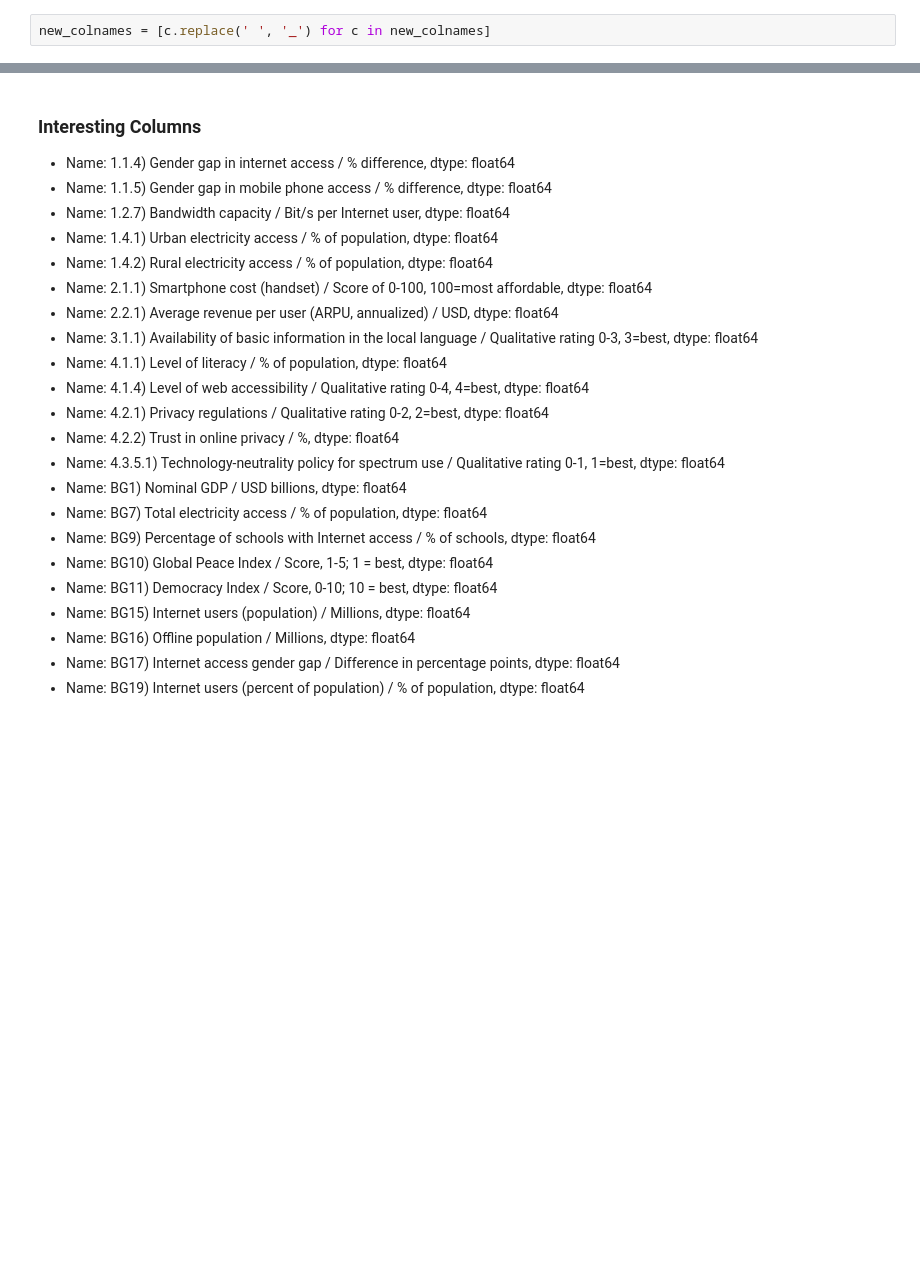
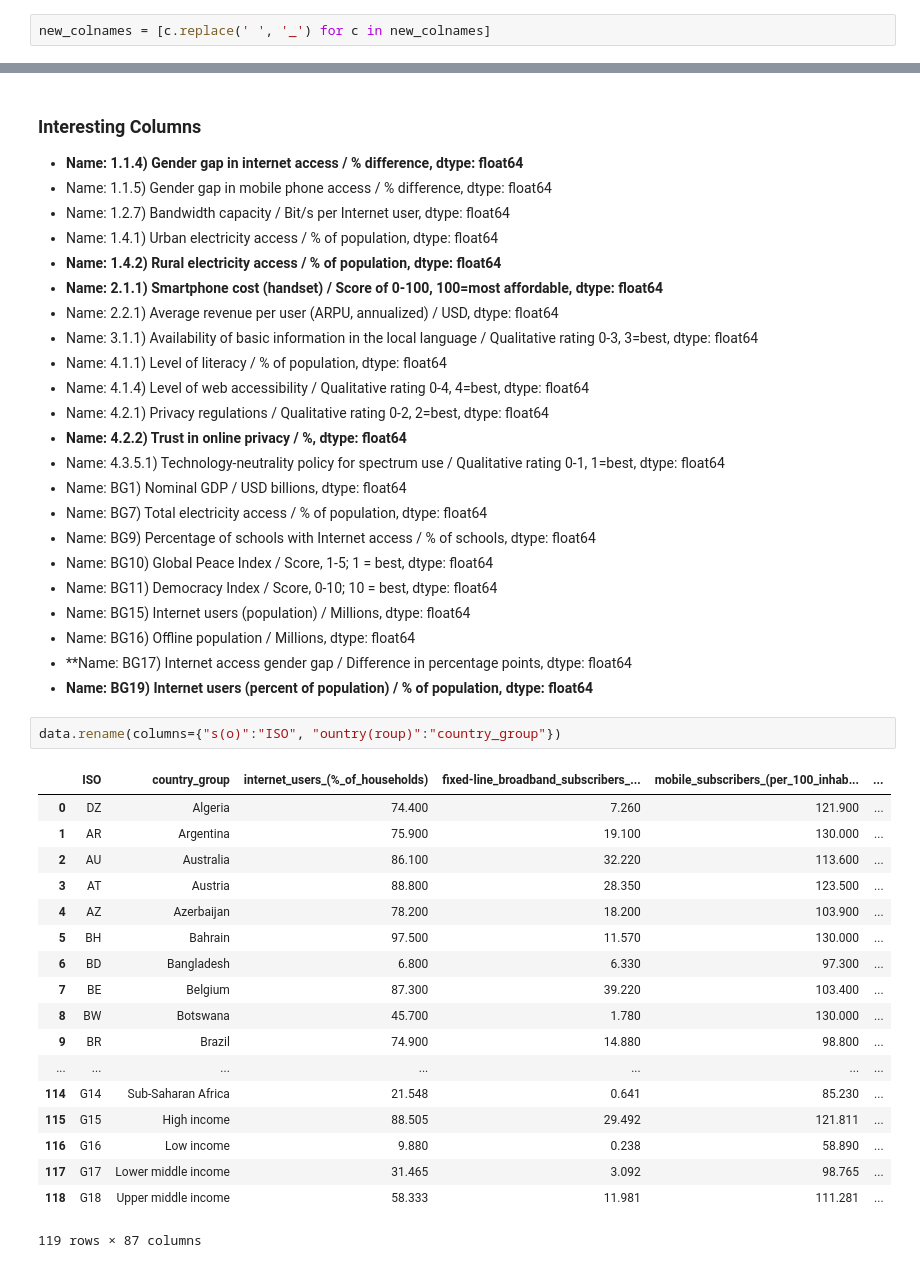
Before and after one commit to tklausner/info2950-project, a Jupyter notebook: INFO2950_Project.ipynb, the cells around one changed output, grey strips where cells are left out. Drawn from its saved outputs; the diff is of its cells as text; blank space fills up the shorter version.

```diff
--- a/INFO2950_Project.ipynb
+++ b/INFO2950_Project.ipynb
@@ -117,18 +116,18 @@ new_colnames = [c.replace(' ', '_') for c in new_colnames]
 # %% [markdown]
 ### Interesting Columns
 
-- Name: 1.1.4) Gender gap in internet access / % difference, dtype: float64
+- **Name: 1.1.4) Gender gap in internet access / % difference, dtype: float64**
 - Name: 1.1.5) Gender gap in mobile phone access / % difference, dtype: float64
 - Name: 1.2.7) Bandwidth capacity / Bit/s per Internet user, dtype: float64
 - Name: 1.4.1) Urban electricity access / % of population, dtype: float64
-- Name: 1.4.2) Rural electricity access / % of population, dtype: float64
-- Name: 2.1.1) Smartphone cost (handset) / Score of 0-100, 100=most affordable, dtype: float64
+- **Name: 1.4.2) Rural electricity access / % of population, dtype: float64**
+- **Name: 2.1.1) Smartphone cost (handset) / Score of 0-100, 100=most affordable, dtype: float64**
 - Name: 2.2.1) Average revenue per user (ARPU, annualized) / USD, dtype: float64
 - Name: 3.1.1) Availability of basic information in the local language / Qualitative rating 0-3, 3=best, dtype: float64
 - Name: 4.1.1) Level of literacy / % of population, dtype: float64
 - Name: 4.1.4) Level of web accessibility / Qualitative rating 0-4, 4=best, dtype: float64
 - Name: 4.2.1) Privacy regulations / Qualitative rating 0-2, 2=best, dtype: float64
-- Name: 4.2.2) Trust in online privacy / %, dtype: float64
+- **Name: 4.2.2) Trust in online privacy / %, dtype: float64**
 - Name: 4.3.5.1) Technology-neutrality policy for spectrum use / Qualitative rating 0-1, 1=best, dtype: float64
 - Name: BG1) Nominal GDP / USD billions, dtype: float64
 - Name: BG7) Total electricity access / % of population, dtype: float64
@@ -137,5 +136,26 @@ new_colnames = [c.replace(' ', '_') for c in new_colnames]
 - Name: BG11) Democracy Index / Score, 0-10; 10 = best, dtype: float64
 - Name: BG15) Internet users (population) / Millions, dtype: float64
 - Name: BG16) Offline population / Millions, dtype: float64
-- Name: BG17) Internet access gender gap / Difference in percentage points, dtype: float64
-- Name: BG19) Internet users (percent of population) / % of population, dtype: float64
+- **Name: BG17) Internet access gender gap / Difference in percentage points, dtype: float64
+- **Name: BG19) Internet users (percent of population) / % of population, dtype: float64**
+# %%
+data.rename(columns={"s(o)":"ISO", "ountry(roup)":"country_group"})
+# %% [output]
+|  | ISO | country_group | internet_users_(%_of_households) | fixed-line_broadband_subscribers_... | mobile_subscribers_(per_100_inhab... | ... |
+| 0 | DZ | Algeria | 74.400 | 7.260 | 121.900 | ... |
+| 1 | AR | Argentina | 75.900 | 19.100 | 130.000 | ... |
+| 2 | AU | Australia | 86.100 | 32.220 | 113.600 | ... |
+| 3 | AT | Austria | 88.800 | 28.350 | 123.500 | ... |
+| 4 | AZ | Azerbaijan | 78.200 | 18.200 | 103.900 | ... |
+| 5 | BH | Bahrain | 97.500 | 11.570 | 130.000 | ... |
+| 6 | BD | Bangladesh | 6.800 | 6.330 | 97.300 | ... |
+| 7 | BE | Belgium | 87.300 | 39.220 | 103.400 | ... |
+| 8 | BW | Botswana | 45.700 | 1.780 | 130.000 | ... |
+| 9 | BR | Brazil | 74.900 | 14.880 | 98.800 | ... |
+| ... | ... | ... | ... | ... | ... | ... |
+| 114 | G14 | Sub-Saharan Africa | 21.548 | 0.641 | 85.230 | ... |
+| 115 | G15 | High income | 88.505 | 29.492 | 121.811 | ... |
+| 116 | G16 | Low income | 9.880 | 0.238 | 58.890 | ... |
+| 117 | G17 | Lower middle income | 31.465 | 3.092 | 98.765 | ... |
+| 118 | G18 | Upper middle income | 58.333 | 11.981 | 111.281 | ... |
+119 rows × 87 columns
```
Also changed, not shown: parts of 6 cells of this notebook.
